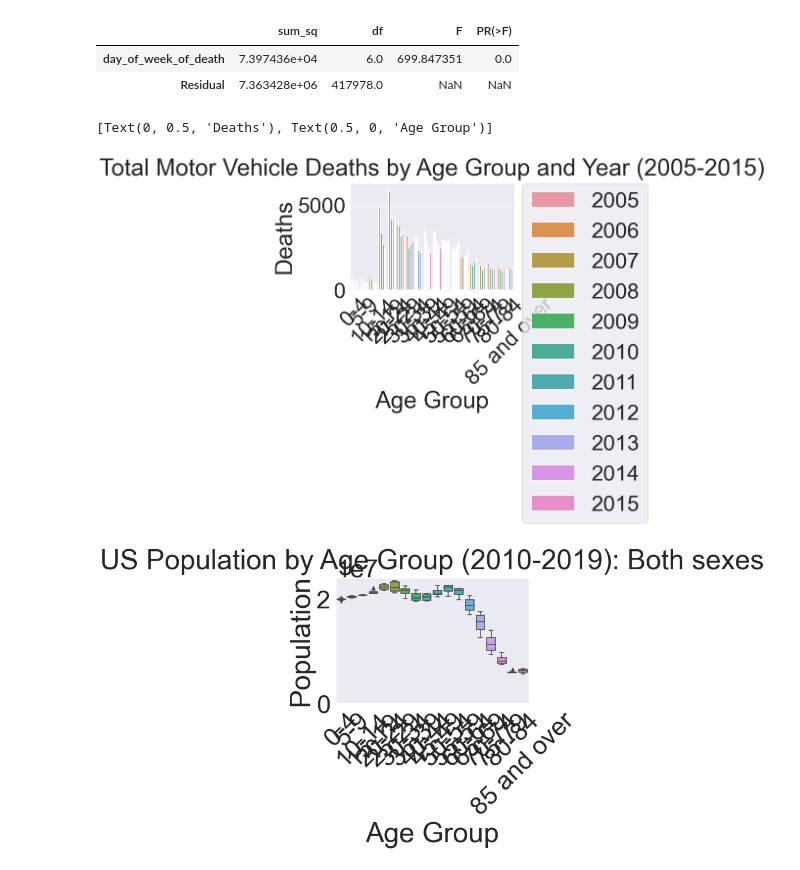
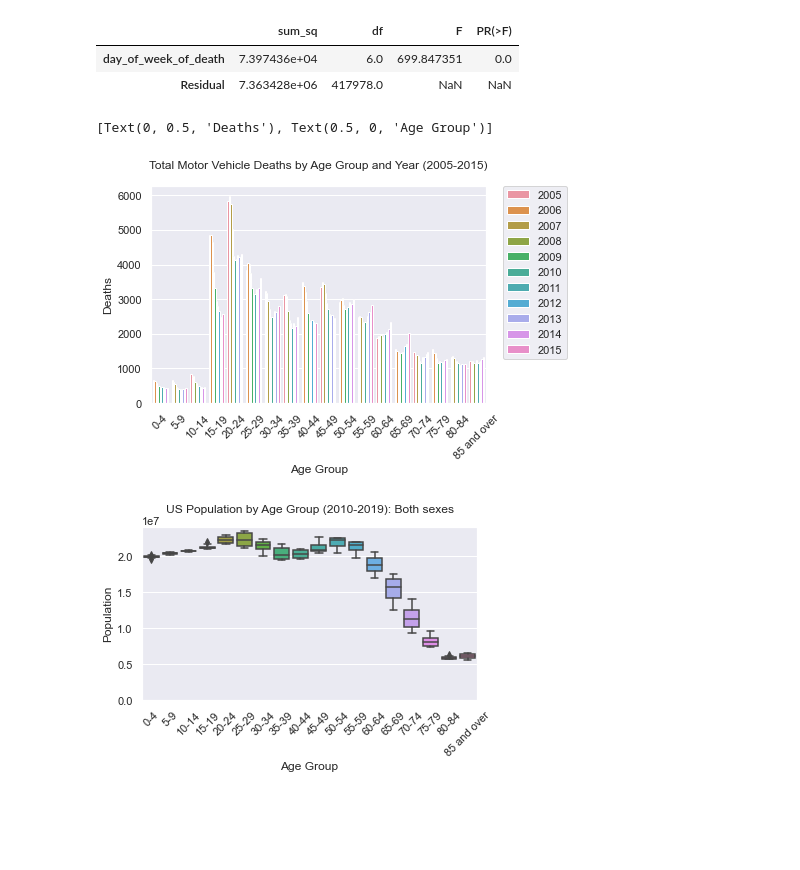
Before and after one commit to MimiBebe/Project-1Team3, a Jupyter notebook: Barbara.ipynb, the cells around one changed output. Saved outputs shown, nothing was run; the diff lists cells and outputs as text; code cells hidden in the pictures; blank space fills up the shorter version.

```diff
--- a/Barbara.ipynb
+++ b/Barbara.ipynb
@@ -1432,19 +1433,19 @@ table
 # %%
 #order=['Sunday', 'Monday', 'Tuesday' ,'Wednesday','Thursday' ,'Friday', 'Saturday']
 #cut_bins = [0,15,20, 25, 30, 35, 40, 45, 50, 55, 60, 65, 70, 75, 80, 85, 90, 95, 100, 105, 110]
 #finalDf['cut_age'] = pd.cut(finalDf['detail_age'], bins=cut_bins) #labels=cut_labels_4)
 ax = sns.countplot(hue="current_data_year", x="Age_group", data=finalDf)
 ax.legend(bbox_to_anchor=(1.05, 1), loc=2,borderaxespad=0.)
 ax.set_title("Total Motor Vehicle Deaths by Age Group and Year (2005-2015)", y=1.05)
 plt.xticks([0, 1, 2, 3, 4, 5, 6, 7, 8, 9, 10, 11, 12, 13, 14, 15, 16, 17],
            ['0-4', '5-9', '10-14','15-19','20-24','25-29','30-34','35-39','40-44',
             '45-49','50-54','55-59','60-64','65-69','70-74','75-79','80-84','85 and over'])
-
+sns.set(font_scale=1)
 ax.set_xticklabels(ax.get_xticklabels(), rotation=45, horizontalalignment='center')
 ax.set(xlabel='Age Group', ylabel='Deaths')
 # %% [output]
 [Text(0, 0.5, 'Deaths'), Text(0.5, 0, 'Age Group')]
-[figure, old version]
+[figure, new version]
 # %%
 ax = sns.boxplot(x = 'Age_group', y = 'Both_sexes', data = census_summary_df)
 ax.set_title("US Population by Age Group (2010-2019): Both sexes", y=1.05)
@@ -1454,9 +1455,11 @@ plt.xticks([0, 1, 2, 3, 4, 5, 6, 7, 8, 9, 10, 11, 12, 13, 14, 15, 16, 17],
 ax.set_xticklabels(ax.get_xticklabels(), rotation=45, horizontalalignment='center')
 ax.set(xlabel='Age Group', ylabel='Population')
 ax.set(ylim=(0, 2.4e7))
+plt.subplots_adjust(bottom=0.28)
+sns.set(font_scale=1)
 plt.savefig('US_pop_by_age_group.pdf')
 # %% [output]
-[figure, old version]
+[figure, new version]
 # %%
 ax = sns.boxplot(x = 'Age_group', y = 'Male', data = finalDf_with_census)
 ax.set_title("US Population by Age Group (2010-2019): Males", y=1.05)
```
Also changed, not shown: parts of 7 cells of this notebook, 5 other files.
